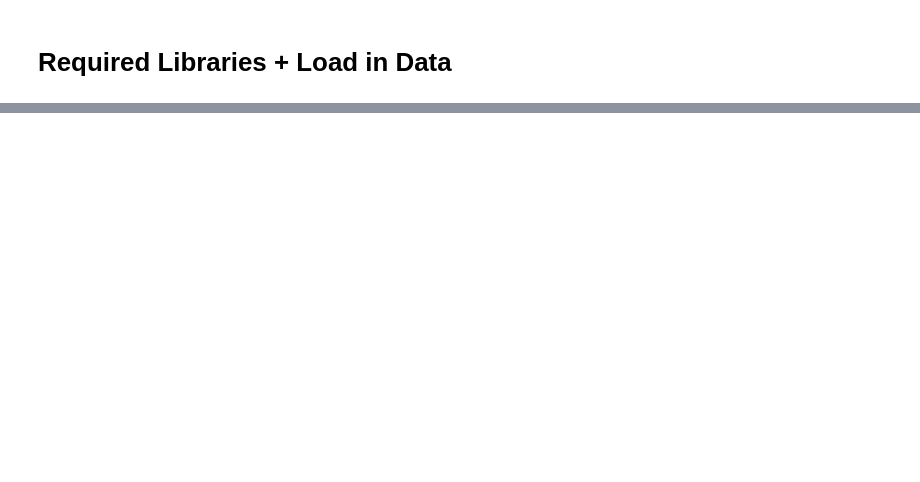
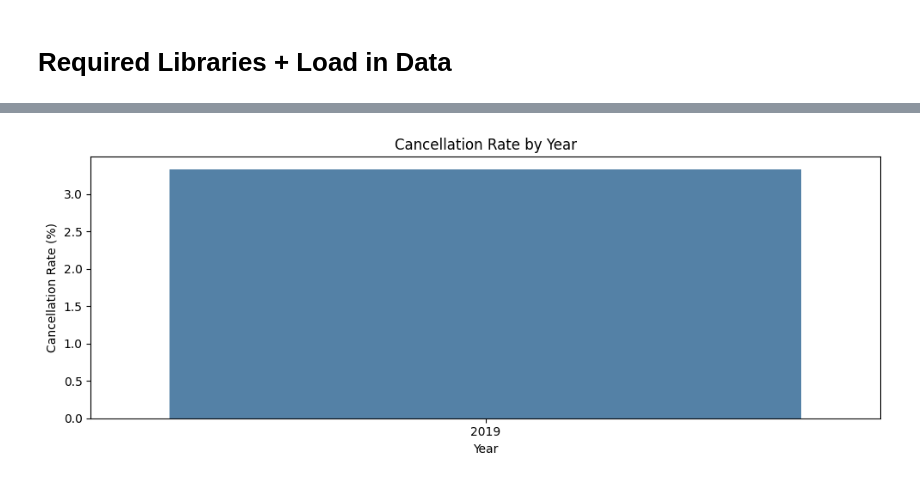
Before and after one commit to ywang0202/master_thesis, a Jupyter notebook: eda_services.ipynb, the cells around one changed output, grey strips where cells are left out. Cells and saved outputs as stored; diff of their text form; code cells hidden in the pictures; blank space fills up the shorter version.

```diff
--- a/eda_services.ipynb
+++ b/eda_services.ipynb
@@ -107,5 +7,0 @@ Categorical / code summary
-# %%
-total = serv19.isnull().sum().sort_values(ascending=False)
-percent = (serv19.isnull().sum()/serv19.isnull().count()).sort_values(ascending=False)
-missing_data = pd.concat([total, percent], axis=1, keys=['Total', 'Percent'])
-missing_data
@@ -246,9 +7,0 @@ serv19[num_cols].describe()
-# %%
-sns.set_palette("Pastel1")
-
-plt.figure(figsize=(10, 6))
-
-sns.pairplot(serv19[num_cols], diag_kind='kde', plot_kws={'alpha': 0.5})
-
-plt.suptitle('Pair Plot of Numerical Features', y=1.02)
-plt.show()
@@ -284,0 +457,77 @@ plot_categorical_heatmap(serv19, "cause_group", "statistical_cause_en")
+# %%
+# Cancellation Rate Analysis by Year, Month, Day of Week, and Hour
+df_time = data.copy()
+df_time["Service:Date"] = pd.to_datetime(df_time["Service:Date"], errors="coerce")
+df_time = df_time.dropna(subset=["Service:Date"])
+
+df_time["year"] = df_time["Service:Date"].dt.year
+df_time["month"] = df_time["Service:Date"].dt.month
+df_time["weekday"] = df_time["Service:Date"].dt.day_name()
+
+# Extract hour from departure time
+if "Stop:Departure time" in df_time.columns:
+    dep_time_utc = pd.to_datetime(df_time["Stop:Departure time"], errors="coerce", utc=True)
+    df_time["hour"] = dep_time_utc.dt.hour
+else:
+    df_time["hour"] = pd.NA
+
+# Cancellation rate by year
+rate_year = df_time.groupby("year")["is_cancelled"].mean().mul(100).round(2).reset_index(name="cancel_rate_percentage")
+print("Cancellation rate by year (%)")
+display(rate_year)
+
+plt.figure(figsize=(10, 4))
+sns.barplot(data=rate_year, x="year", y="cancel_rate_percentage", color="steelblue")
+plt.title("Cancellation Rate by Year")
+plt.ylabel("Cancellation Rate (%)")
+plt.xlabel("Year")
+plt.tight_layout()
+plt.show()
+
+# Cancellation rate by month
+rate_month = df_time.groupby("month")["is_cancelled"].mean().mul(100).round(2).reset_index(name="cancel_rate_percentage").sort_values("month")
+print("\nCancellation rate by month (%)")
+display(rate_month)
+
+plt.figure(figsize=(10, 4))
+sns.lineplot(data=rate_month, x="month", y="cancel_rate_percentage", marker="o", color="darkgreen")
+plt.title("Cancellation Rate by Month")
+plt.ylabel("Cancellation Rate (%)")
+plt.xlabel("Month")
+plt.xticks(range(1, 13))
+plt.tight_layout()
+plt.show()
+
+# Cancellation rate by day of week
+weekday_order = ["Monday", "Tuesday", "Wednesday", "Thursday", "Friday", "Saturday", "Sunday"]
+rate_weekday = df_time.groupby("weekday")["is_cancelled"].mean().mul(100).round(2).reset_index(name="cancel_rate_percentage")
+rate_weekday["weekday"] = pd.Categorical(rate_weekday["weekday"], categories=weekday_order, ordered=True)
+rate_weekday = rate_weekday.sort_values("weekday")
+print("\nCancellation rate by day of week (%)")
+display(rate_weekday)
+
+plt.figure(figsize=(10, 4))
+sns.barplot(data=rate_weekday, x="weekday", y="cancel_rate_percentage", color="coral")
+plt.title("Cancellation Rate by Day of Week")
+plt.ylabel("Cancellation Rate (%)")
+plt.xlabel("Day of Week")
+plt.xticks(rotation=30)
+plt.tight_layout()
+plt.show()
+
+# Cancellation rate by hour
+hour_data = df_time.dropna(subset=["hour"])
+if len(hour_data) > 0:
+    rate_hour = hour_data.groupby("hour")["is_cancelled"].mean().mul(100).round(2).reset_index(name="cancel_rate_percentage")
+    print("\nCancellation rate by hour (%)")
+    display(rate_hour)
+
+    plt.figure(figsize=(12, 4))
+    sns.lineplot(data=rate_hour, x="hour", y="cancel_rate_percentage", marker="o", color="purple")
+    plt.title("Cancellation Rate by Hour of Day")
+    plt.ylabel("Cancellation Rate (%)")
+    plt.xlabel("Hour (24-hour format)")
+    plt.xticks(range(0, 24))
+    plt.tight_layout()
+    plt.show()
+# %% [output]
@@ -284,0 +537 @@ plot_categorical_heatmap(serv19, "cause_group", "statistical_cause_en")
+[figure, added]
```
Also changed, not shown: parts of 30 cells of this notebook, 3 other files.
